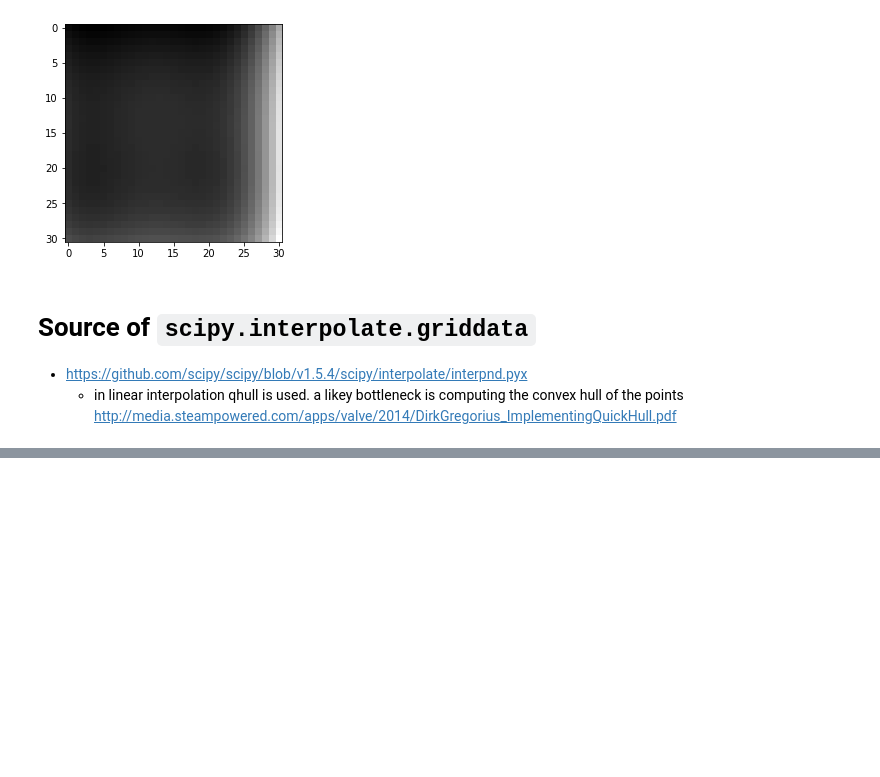
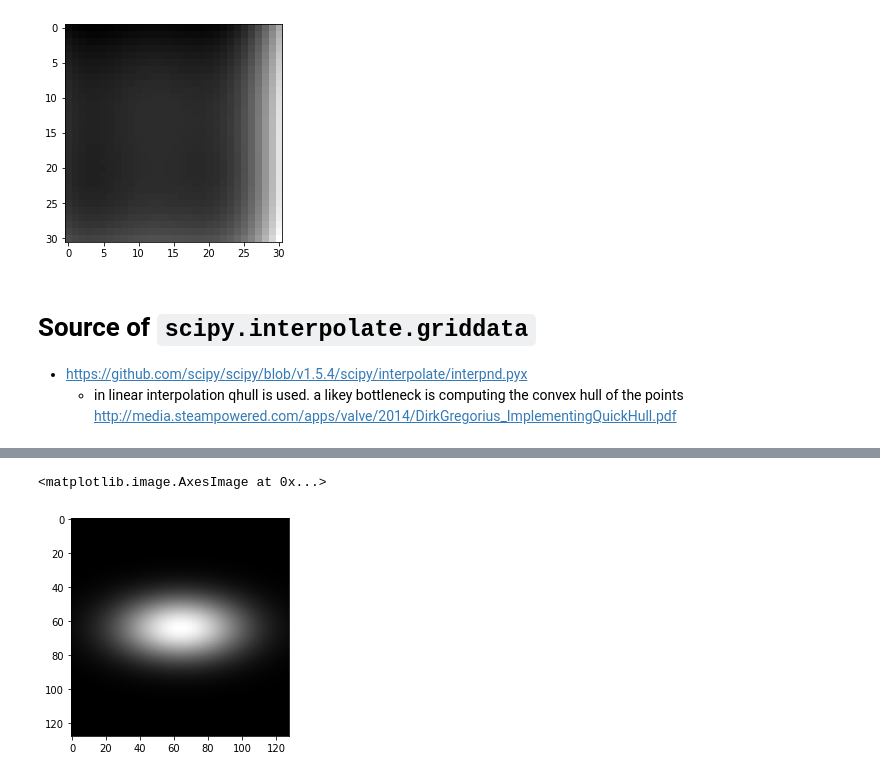
Before and after one commit to geoffwoollard/learn_cryoem_math, a Jupyter notebook: nb/interpolate.ipynb, the cells around one changed output, grey strips where cells are left out. Saved outputs shown, nothing was run; the diff lists cells and outputs as text; code cells hidden in the pictures; blank space fills up the shorter version.

```diff
--- a/nb/interpolate.ipynb
+++ b/nb/interpolate.ipynb
@@ -348,0 +359,11 @@ doplt(g_fine-g)
+# %%
+N=128
+coords_1d = np.arange(-N//2,N//2)
+x,y = np.meshgrid(coords_1d,coords_1d)
+sigmax,sigmay=N/5, N/10
+r2 = x**2/sigmax**2+y**2/sigmay**2
+F = np.exp(-r2/2)
+doplt(F)
+# %% [output]
+<matplotlib.image.AxesImage at 0x...>
+[figure, added]
```
Also changed, not shown: parts of 17 cells of this notebook.
